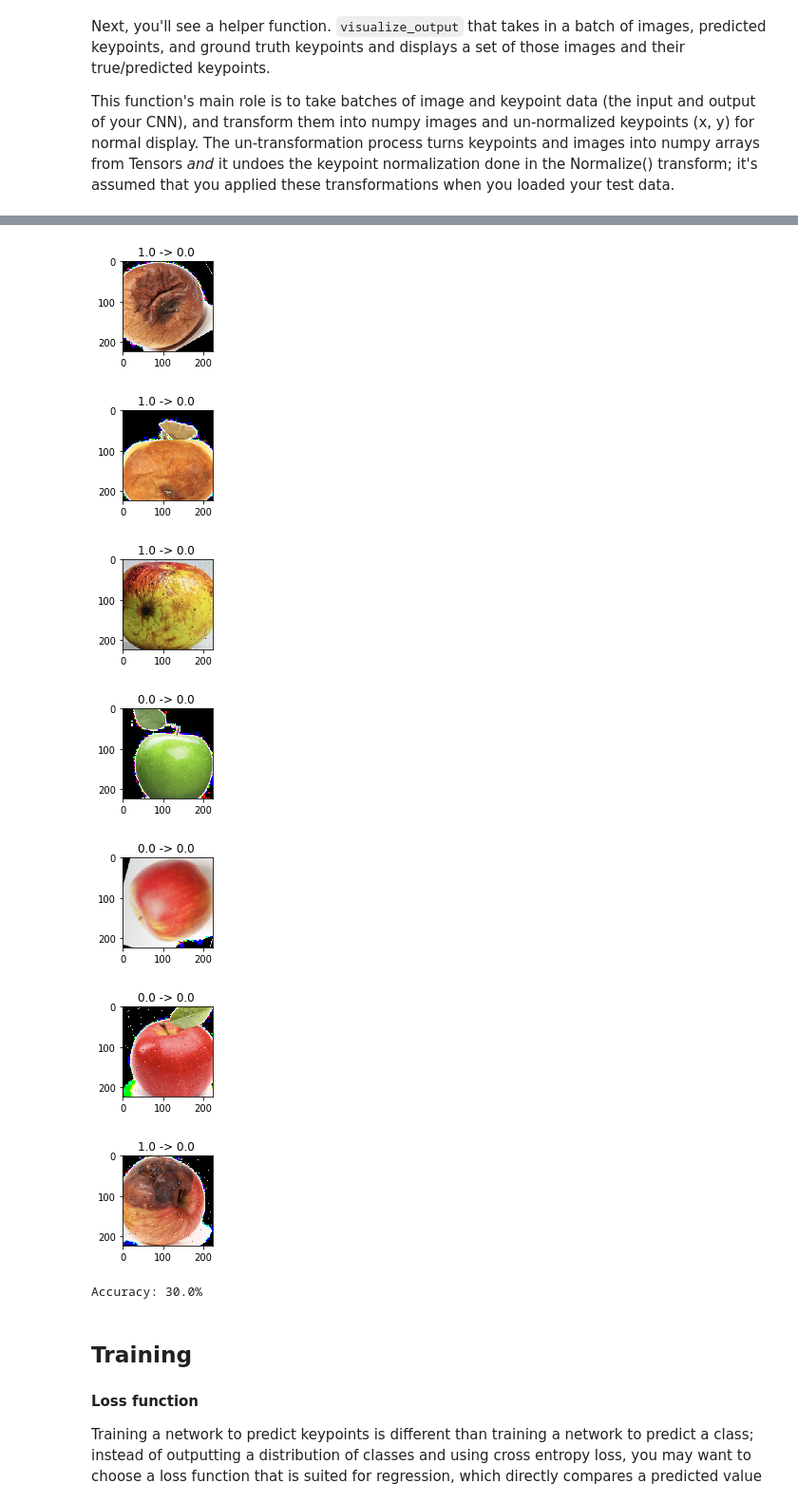
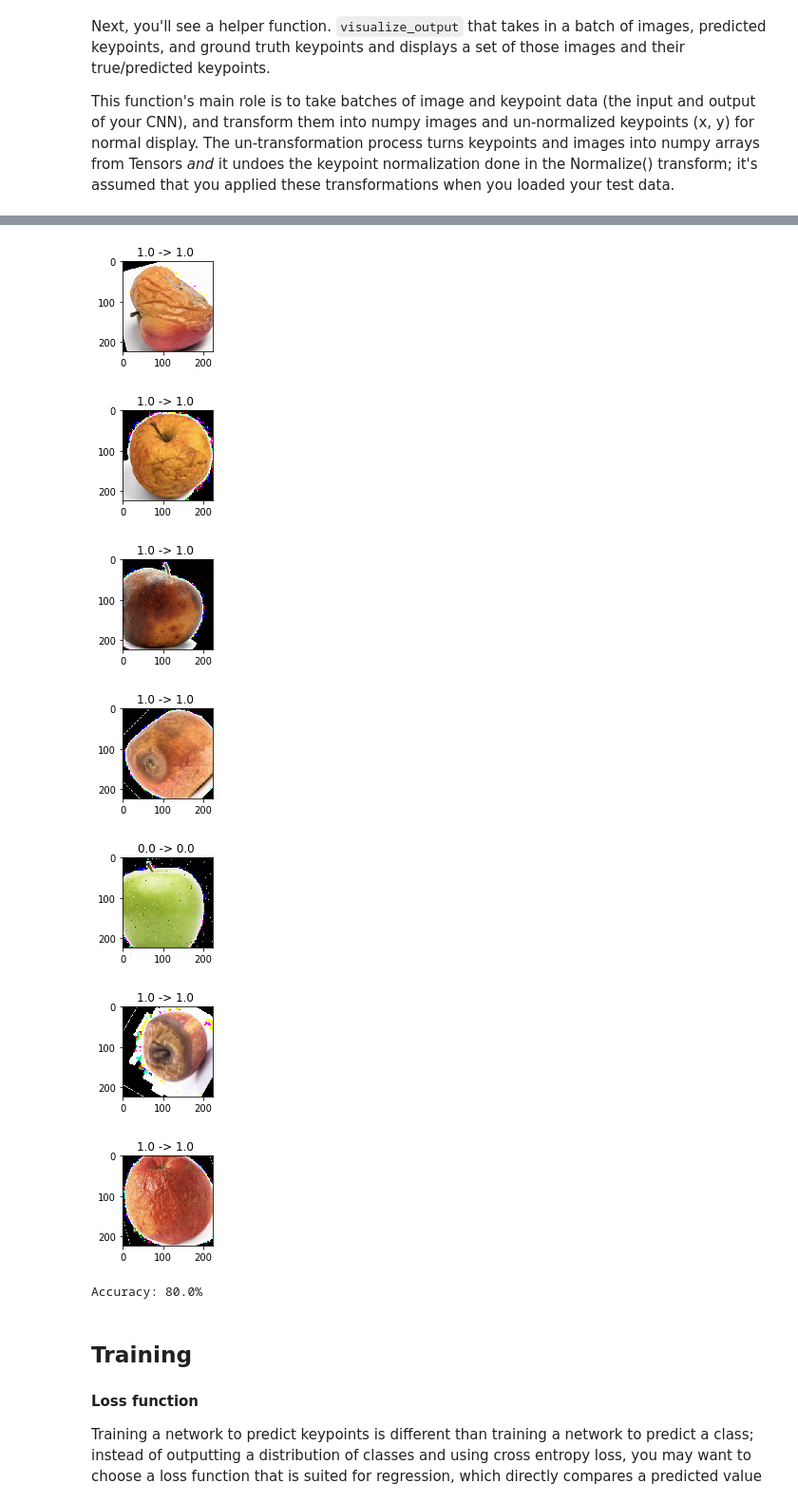
Before and after one commit to RenSilvaAU/fruit-tl, a Jupyter notebook: Fruit_Classifier.ipynb, the cells around one changed output, grey strips where cells are left out. Shown: that part at 95% size. Saved outputs shown, nothing was run; the diff lists cells and outputs as text; code cells hidden in the pictures.

```diff
--- a/Fruit_Classifier.ipynb
+++ b/Fruit_Classifier.ipynb
@@ -42,0 +45,6 @@ Net(
+# %%
+model_dir = 'saved_models/'
+model_name = 'keypoints_model_1.pt'
+
+net.load_state_dict(torch.load(model_dir+model_name))
+net.eval()
@@ -335,7 +356,13 @@ This function test how the network performs on the first batch of test data. It
 # %%
 # test the model on a batch of test images
 
-def net_sample_output():
+def net_sample_output(sample_number=0,start_from=0):
+
+    all_images = all_outputs = all_classes = torch.tensor([])
+
+    # read and discard images until we reach the starting point
+    for i in range(start_from):
+        _ = test_loader
 
     # iterate through the test dataset
     for i, sample in enumerate(test_loader):
@@ -346,13 +373,20 @@ def net_sample_output():
 
         # convert images to FloatTensors
         images = images.type(torch.FloatTensor)
+        classes = classes.type(torch.FloatTensor)
+
 
         # forward pass to get net output
         output_classes = net(images)
 
+        all_images = torch.cat((all_images,images))
+        all_outputs = torch.cat((all_outputs,output_classes))
+        all_classes = torch.cat((all_classes,classes))
+
+
         # break after first image is tested
-        if i == 0:
-            return images, output_classes, classes
+        if i == sample_number:
+            return all_images, all_outputs, all_classes
 # %% [markdown]
 #### Debugging tips
 
@@ -360,7 +394,7 @@ If you get a size or dimension error here, make sure that your network outputs t
 # %%
 # call the above function
 # returns: test images, test predicted keypoints, test ground truth keypoints
-test_images, test_outputs, gt_pts = net_sample_output()
+test_images, test_outputs, gt_pts = net_sample_output(start_from=5)
 
 # print out the dimensions of the data to see if they make sense
 print(test_images.data.size())
@@ -396,8 +430,8 @@ def visualize_output(test_images, test_outputs, gt_pts, batch_size=10):
     to = test_outputs.round()
 
     for i,_ in enumerate(test_images):
-        plt.figure(figsize=(20,10))
-        ax = plt.subplot(1, batch_size, i+1)
+        plt.figure(figsize=(len(test_images)* 2, 10))
+        ax = plt.subplot(1, len(test_images), i+1)
 
         # un-transform the image data
         image = test_images[i].data   # get the image from it's wrapper
@@ -425,11 +459,11 @@ visualize_output(test_images,test_outputs, gt_pts )
-[figure, old version]
+[figure, new version]
-[figure, old version]
+[figure, new version]
-[figure, old version]
+[figure, new version]
-[figure, old version]
+[figure, new version]
-[figure, old version]
+[figure, new version]
-[figure, old version]
+[figure, new version]
-[figure, old version]
+[figure, new version]
-Accuracy: 30.0%
+Accuracy: 80.0%
 # %% [markdown]
 ## Training
 
```
Also changed, not shown: parts of 8 cells of this notebook, 14 other files.
